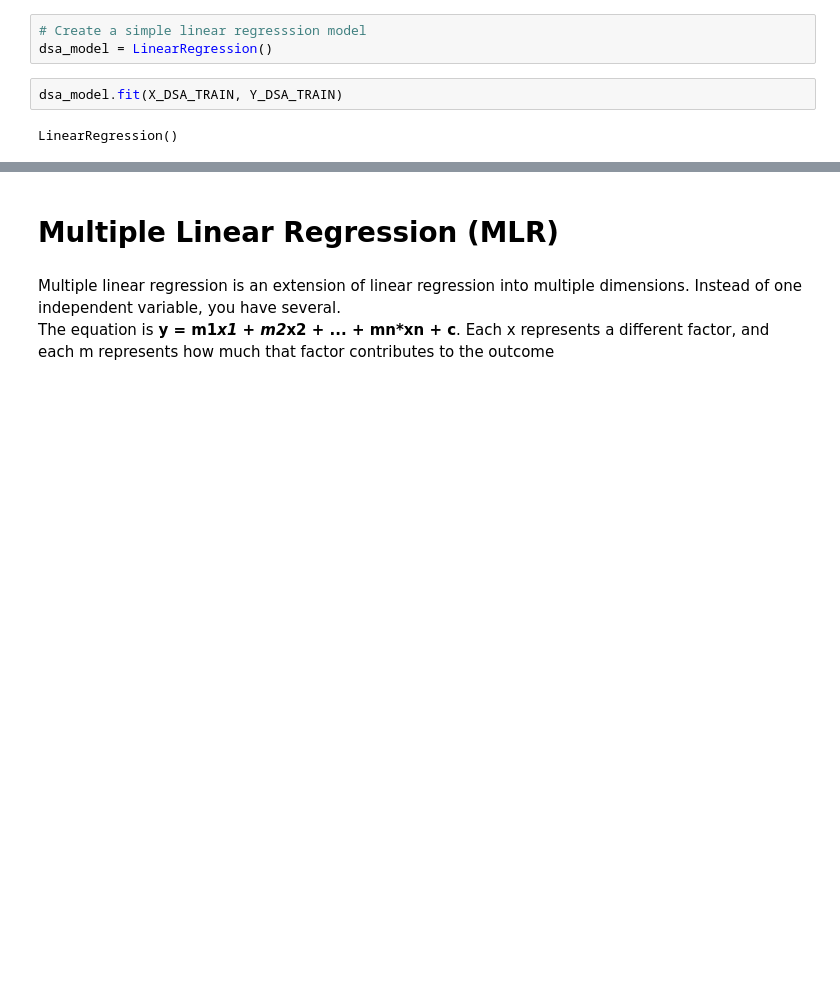
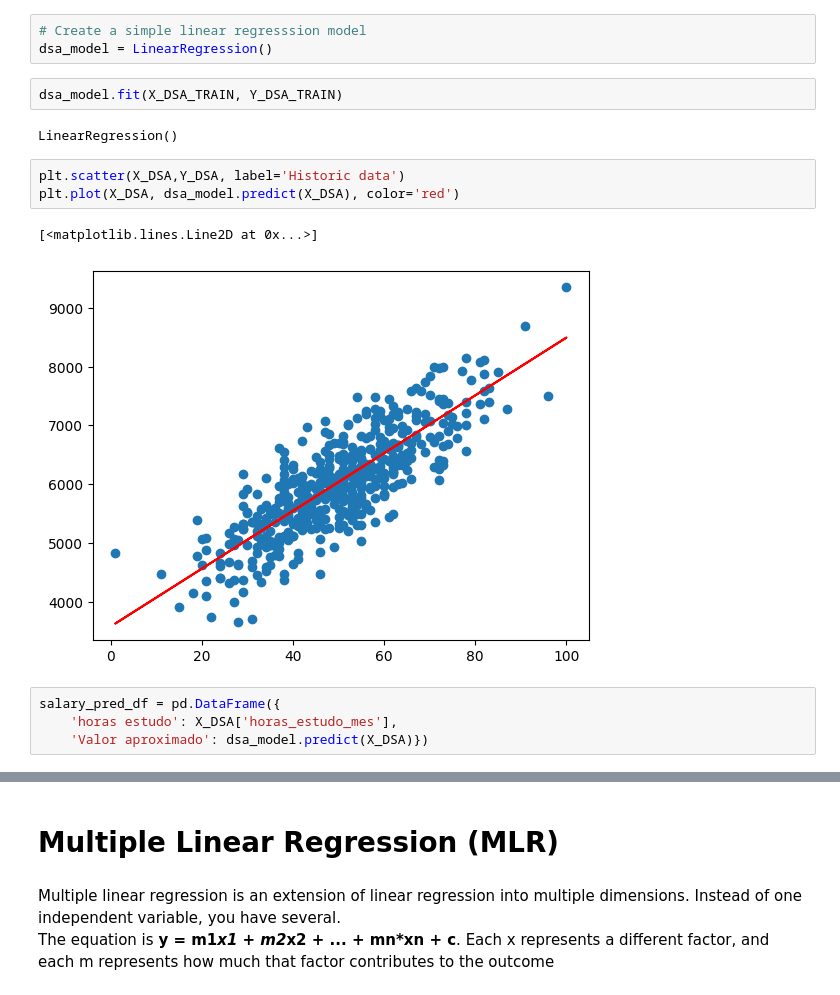
Before and after one commit to Akingzs/Python-Data-Science, a Jupyter notebook: Model Development/linear_regression.ipynb, the cells around one changed output, grey strips where cells are left out. Cells and saved outputs as stored; diff of their text form; blank space fills up the shorter version.

```diff
--- a/Model Development/linear_regression.ipynb
+++ b/Model Development/linear_regression.ipynb
@@ -147,3 +156,13 @@ dsa_model = LinearRegression()
 dsa_model.fit(X_DSA_TRAIN, Y_DSA_TRAIN)
 # %% [output]
 LinearRegression()
+# %%
+plt.scatter(X_DSA,Y_DSA, label='Historic data')
+plt.plot(X_DSA, dsa_model.predict(X_DSA), color='red')
+# %% [output]
+[<matplotlib.lines.Line2D at 0x...>]
+[figure, added]
+# %%
+salary_pred_df = pd.DataFrame({
+    'horas estudo': X_DSA['horas_estudo_mes'],
+    'Valor aproximado': dsa_model.predict(X_DSA)})
```
Also changed, not shown: parts of 9 cells of this notebook, 1 other file.
